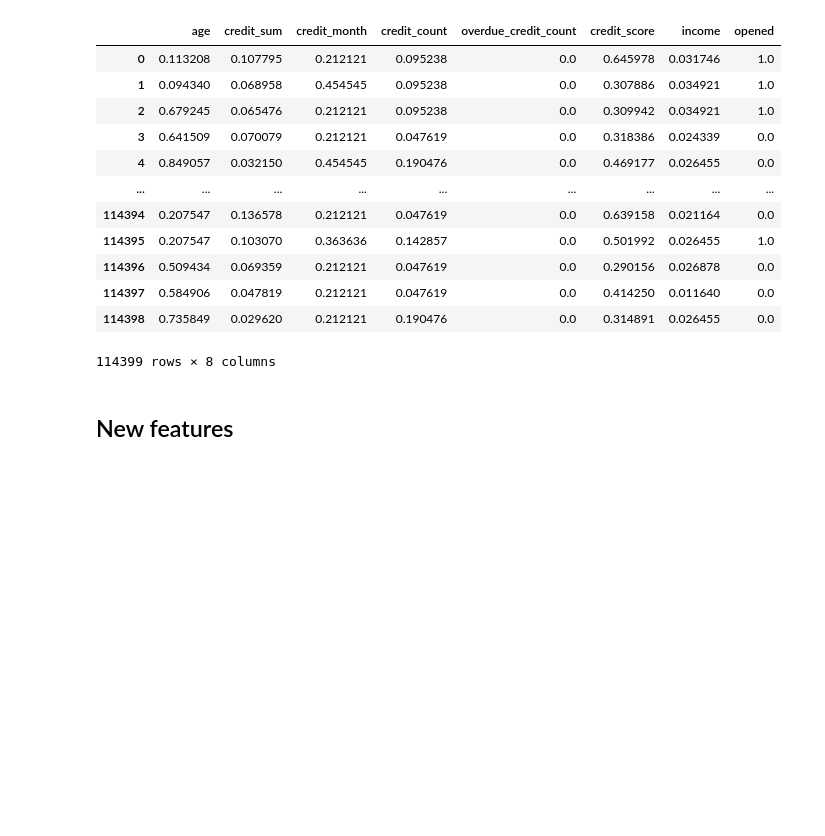
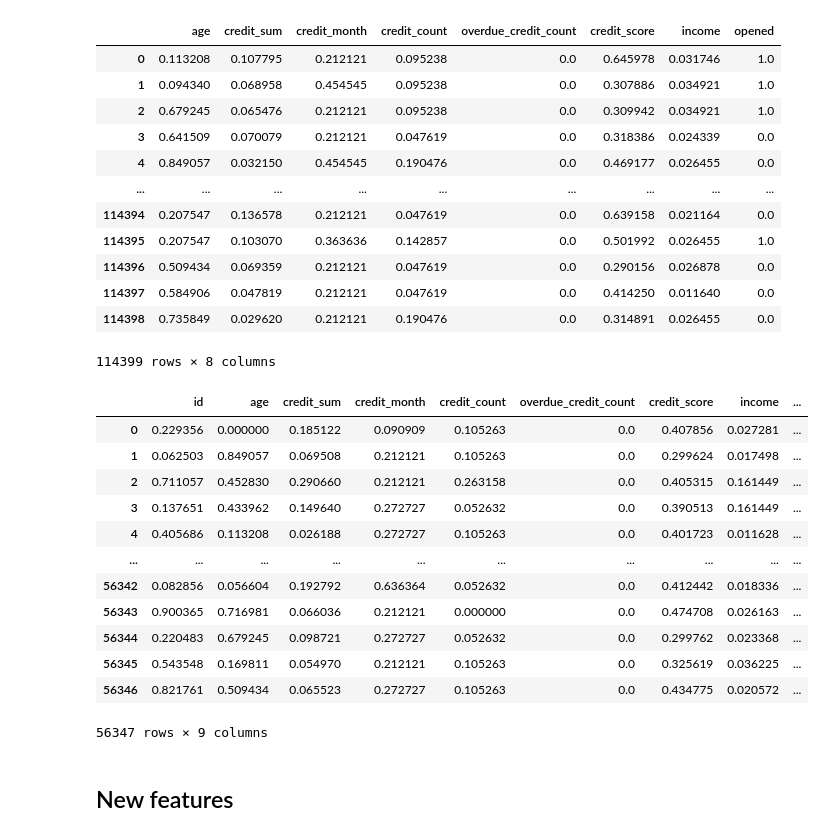
Before and after one commit to cosheimil/ml_learning, a Jupyter notebook: credits/credit.ipynb, the cells around one changed output. Cells and saved outputs as stored; diff of their text form; code cells hidden in the pictures; blank space fills up the shorter version.

```diff
--- a/credits/credit.ipynb
+++ b/credits/credit.ipynb
@@ -188,5 +276,3 @@ Name: count, Length: 284, dtype: int64
 ## Impute nans
 # %%
 imp_median = SimpleImputer(strategy='median')
-# %%
-imp_median.fit(number_train)
@@ -195,5 +279,8 @@ SimpleImputer(strategy='median')
+# %%
+number_test.replace([np.inf, -np.inf], 0, inplace=True)
 # %%
-number_train_imputed = pd.DataFrame(imp_median.transform(number_train), columns=number_train.columns)
+number_train_imputed = pd.DataFrame(imp_median.fit_transform(number_train), columns=number_train.columns)
+number_test_imputed = pd.DataFrame(imp_median.fit_transform(number_test), columns=number_test.columns)
 # %%
 number_train_imputed
 # %% [output]
@@ -218,6 +307,7 @@ categorical_train.fillna('ОБЛ МОСКОВСКАЯ', inplace=True)
 scaler = MinMaxScaler()
 # %%
 number_train_imputed = pd.DataFrame(scaler.fit_transform(number_train_imputed), columns=number_train_imputed.columns)
+number_test = pd.DataFrame(scaler.fit_transform(number_test_imputed), columns=number_test_imputed.columns)
 # %%
 number_train_imputed
 # %% [output]
@@ -234,6 +324,22 @@ number_train_imputed
 | 114397 | 0.584906 | 0.047819 | 0.212121 | 0.047619 | 0.0 | 0.414250 | 0.011640 | 0.0 |
 | 114398 | 0.735849 | 0.029620 | 0.212121 | 0.190476 | 0.0 | 0.314891 | 0.026455 | 0.0 |
 114399 rows × 8 columns
+# %%
+number_test
+# %% [output]
+|  | id | age | credit_sum | credit_month | credit_count | overdue_credit_count | credit_score | income | ... |
+| 0 | 0.229356 | 0.000000 | 0.185122 | 0.090909 | 0.105263 | 0.0 | 0.407856 | 0.027281 | ... |
+| 1 | 0.062503 | 0.849057 | 0.069508 | 0.212121 | 0.105263 | 0.0 | 0.299624 | 0.017498 | ... |
+| 2 | 0.711057 | 0.452830 | 0.290660 | 0.212121 | 0.263158 | 0.0 | 0.405315 | 0.161449 | ... |
+| 3 | 0.137651 | 0.433962 | 0.149640 | 0.272727 | 0.052632 | 0.0 | 0.390513 | 0.161449 | ... |
+| 4 | 0.405686 | 0.113208 | 0.026188 | 0.272727 | 0.105263 | 0.0 | 0.401723 | 0.011628 | ... |
+| ... | ... | ... | ... | ... | ... | ... | ... | ... | ... |
+| 56342 | 0.082856 | 0.056604 | 0.192792 | 0.636364 | 0.052632 | 0.0 | 0.412442 | 0.018336 | ... |
+| 56343 | 0.900365 | 0.716981 | 0.066036 | 0.212121 | 0.000000 | 0.0 | 0.474708 | 0.026163 | ... |
+| 56344 | 0.220483 | 0.679245 | 0.098721 | 0.272727 | 0.052632 | 0.0 | 0.299762 | 0.023368 | ... |
+| 56345 | 0.543548 | 0.169811 | 0.054970 | 0.212121 | 0.105263 | 0.0 | 0.325619 | 0.036225 | ... |
+| 56346 | 0.821761 | 0.509434 | 0.065523 | 0.272727 | 0.105263 | 0.0 | 0.434775 | 0.020572 | ... |
+56347 rows × 9 columns
 # %% [markdown]
 ## New features
 # %% [markdown]
```
Also changed, not shown: parts of 55 cells of this notebook.
